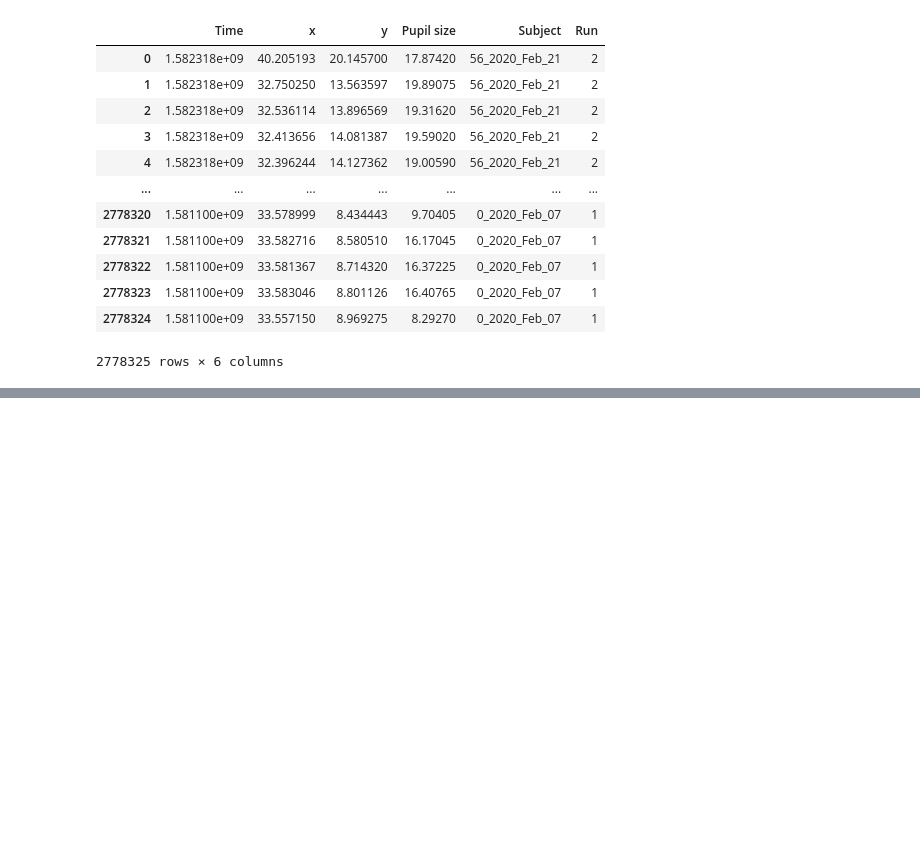
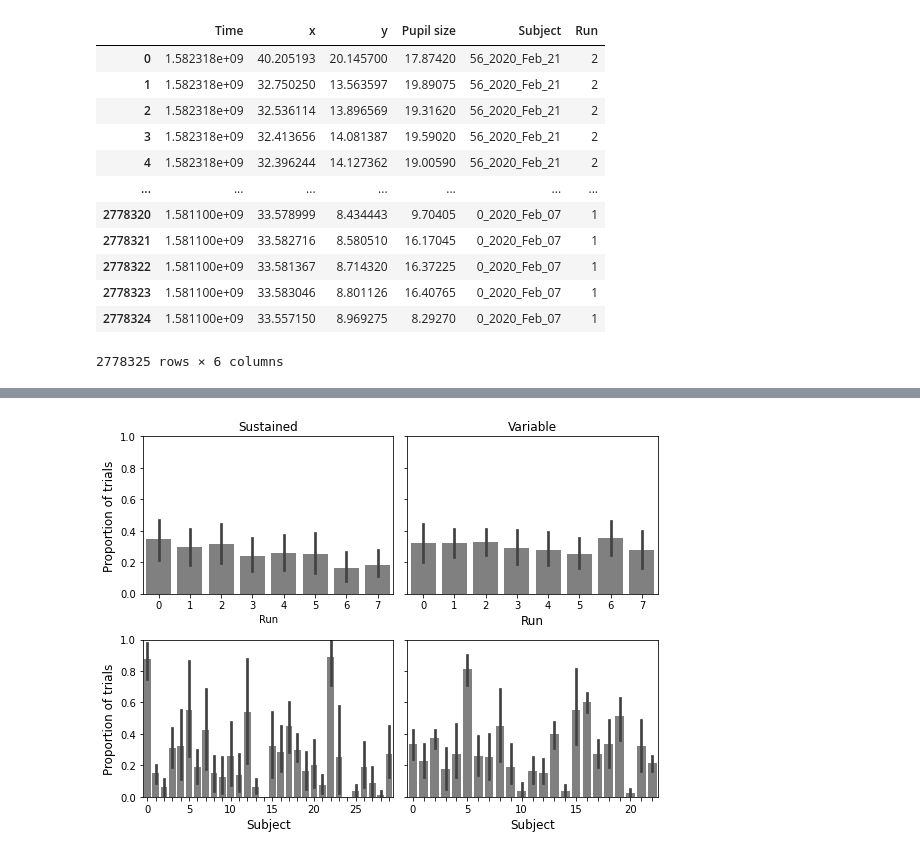
Before and after one commit to jeremymanning/attention-memory-task, a Jupyter notebook: code/data_loader.ipynb, the cells around one changed output, grey strips where cells are left out. Cells and saved outputs as stored; diff of their text form; code cells hidden in the pictures; blank space fills up the shorter version.

```diff
--- a/code/data_loader.ipynb
+++ b/code/data_loader.ipynb
@@ -288,0 +413,4 @@ sns.histplot(variable_gaze, x='Pupil size', stat='probability');
+# %%
+plot_intersections('Left intersection', 'left_gaze_intersections');
+# %% [output]
+[figure, added]
```
Also changed, not shown: parts of 27 cells of this notebook, 5 other files.
